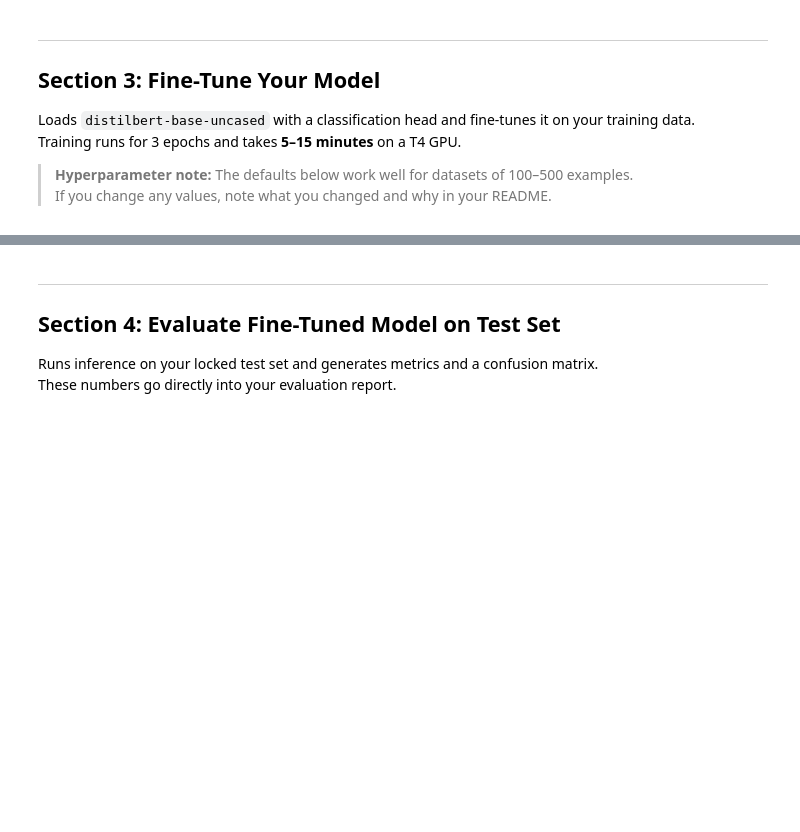
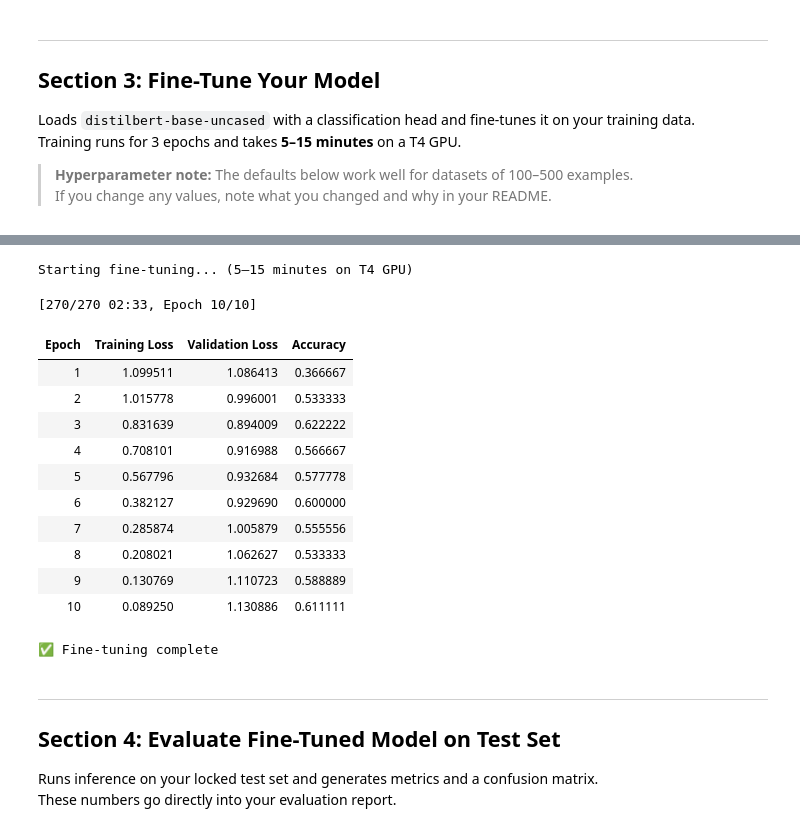
Before and after one commit to AnhQuoc533/ai201_project3_takemeter, a Jupyter notebook: ai201_project3_takemeter_starter_clean.ipynb, the cells around one changed output, grey strips where cells are left out. Saved outputs shown, nothing was run; the diff lists cells and outputs as text; code cells hidden in the pictures; blank space fills up the shorter version.

```diff
--- a/ai201_project3_takemeter_starter_clean.ipynb
+++ b/ai201_project3_takemeter_starter_clean.ipynb
@@ -69,24 +67,11 @@ GPU: Tesla T4
 Upload your labeled CSV and define your label map.
 Your CSV must have at least two columns: `text` (the post/comment) and `label` (your string label).
 # %%
-# ── TODO ──────────────────────────────────────────────────────────────────
-# Define YOUR label map below.
-# Keys are the string labels in your CSV; values are integers starting at 0.
-# Add or remove entries to match your actual labels (2–4 labels supported).
-#
-# The example below is ILLUSTRATIVE ONLY (the r/nba taxonomy from the project
-# page). DELETE it and use your own community's labels — submitting the
-# example unchanged will not pass.
-# ────────────────────────────────────────────────────────────────────────
-
 LABEL_MAP = {
-    "analysis":  0,   # ← Replace with your first label
-    "hot_take":  1,   # ← Replace with your second label
-    "reaction":  2,   # ← Replace with your third label (remove if you have 2 labels)
-    # "fourth_label": 3,  # ← Uncomment if you have a fourth label
+    "with israel":  0,
+    "with palestine":  1,
+    "neutral":  2,
 }
-
-# ── END TODO ──────────────────────────────────────────────────────────────
 
 ID_TO_LABEL = {v: k for k, v in LABEL_MAP.items()}
 NUM_LABELS = len(LABEL_MAP)
@@ -210,35 +251,50 @@ def compute_metrics(eval_pred):
 # per_device_train_batch_size — 16 fits T4 GPU comfortably.
 #                     Reduce to 8 if you get out-of-memory errors.
 # ─────────────────────────────────────────────────────────────────────────
 training_args = TrainingArguments(
     output_dir="./takemeter-model",
-    num_train_epochs=3,
+    num_train_epochs=10,  # Changed from 3 to 10
     per_device_train_batch_size=16,
     per_device_eval_batch_size=32,
     learning_rate=2e-5,
-    weight_decay=0.01,
+    weight_decay=0.05,  # Changed from 0.01 to 0.05
     warmup_steps=50,
     eval_strategy="epoch",
     save_strategy="epoch",
     save_total_limit=1,
     load_best_model_at_end=True,
     metric_for_best_model="accuracy",
     logging_steps=10,
     report_to="none",
 )
 
 trainer = Trainer(
     model=model,
     args=training_args,
     train_dataset=train_dataset,
     eval_dataset=val_dataset,
     data_collator=data_collator,
     compute_metrics=compute_metrics,
 )
 
 print("Starting fine-tuning... (5–15 minutes on T4 GPU)")
 trainer.train()
 print("\n✅ Fine-tuning complete")
+# %% [output]
+Starting fine-tuning... (5–15 minutes on T4 GPU)
+[270/270 02:33, Epoch 10/10]
+| Epoch | Training Loss | Validation Loss | Accuracy |
+| 1 | 1.099511 | 1.086413 | 0.366667 |
+| 2 | 1.015778 | 0.996001 | 0.533333 |
+| 3 | 0.831639 | 0.894009 | 0.622222 |
+| 4 | 0.708101 | 0.916988 | 0.566667 |
+| 5 | 0.567796 | 0.932684 | 0.577778 |
+| 6 | 0.382127 | 0.929690 | 0.600000 |
+| 7 | 0.285874 | 1.005879 | 0.555556 |
+| 8 | 0.208021 | 1.062627 | 0.533333 |
+| 9 | 0.130769 | 1.110723 | 0.588889 |
+| 10 | 0.089250 | 1.130886 | 0.611111 |
+✅ Fine-tuning complete
 # %% [markdown]
 ---
 ## Section 4: Evaluate Fine-Tuned Model on Test Set
```
Also changed, not shown: parts of 16 cells of this notebook, 1 other file.
